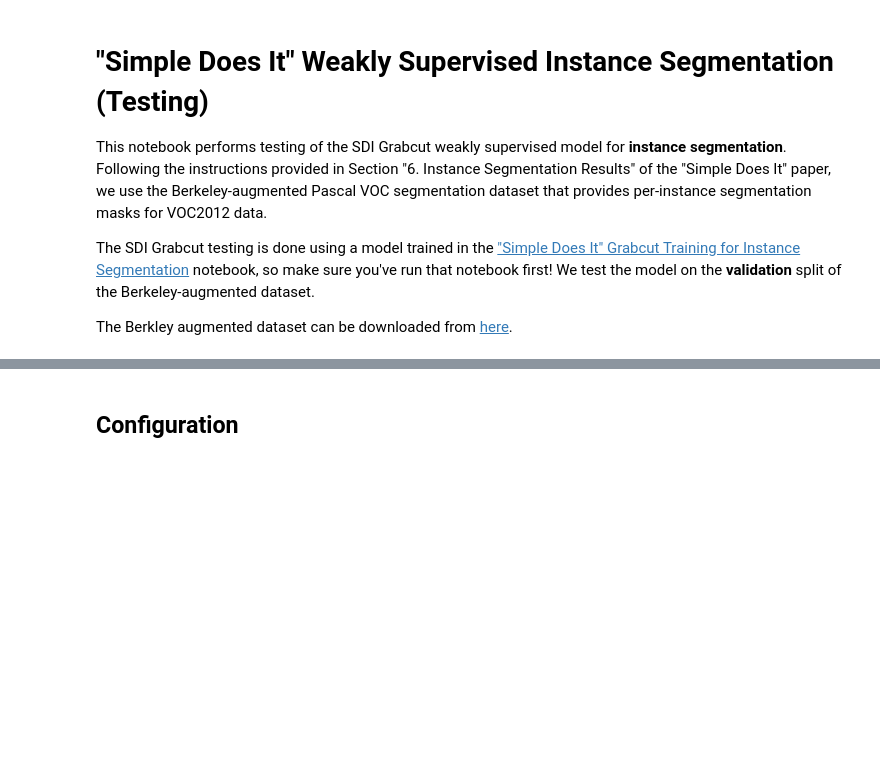
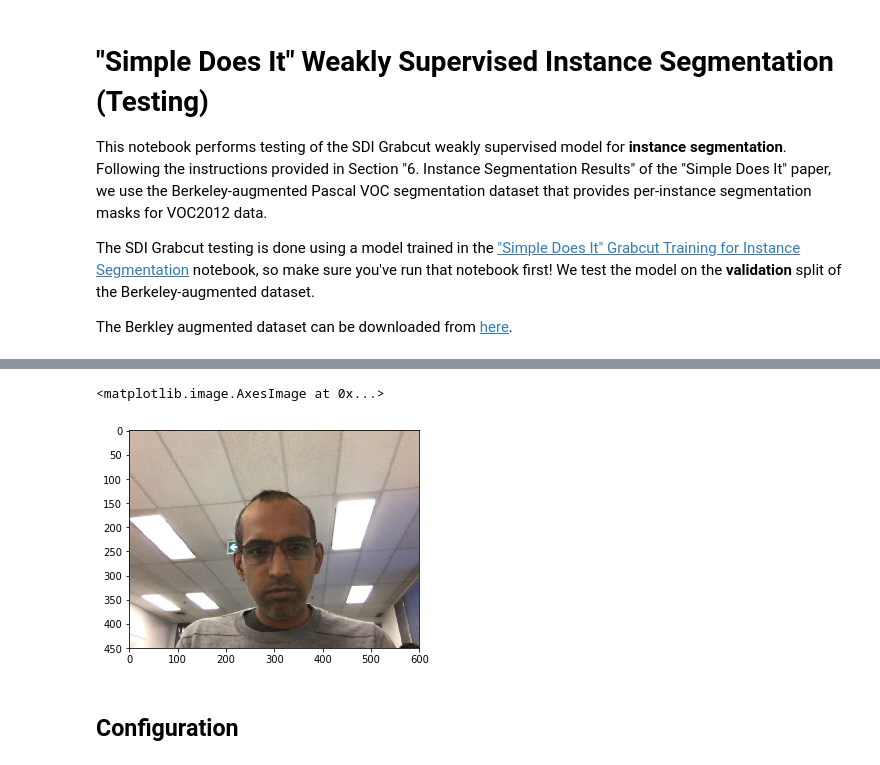
Before and after one commit to pbanavara/portrait_mode_video, a Jupyter notebook: src/stage4_semantic_seg/model_test.ipynb, the cells around one changed output, grey strips where cells are left out. Drawn from its saved outputs; the diff is of its cells as text; code cells hidden in the pictures; blank space fills up the shorter version.

```diff
--- a/src/stage4_semantic_seg/model_test.ipynb
+++ b/src/stage4_semantic_seg/model_test.ipynb
@@ -46,6 +43,11 @@ The autoreload extension is already loaded. To reload it, use:
 # %%
 # Import model files
 from Model import Model
+# %%
+plt.imshow(plt.imread('test_img.png'))
+# %% [output]
+<matplotlib.image.AxesImage at 0x...>
+[figure, added]
 # %% [markdown]
 ## Configuration
 # %%
```
Also changed, not shown: parts of 1 cell of this notebook, 4 other files.
